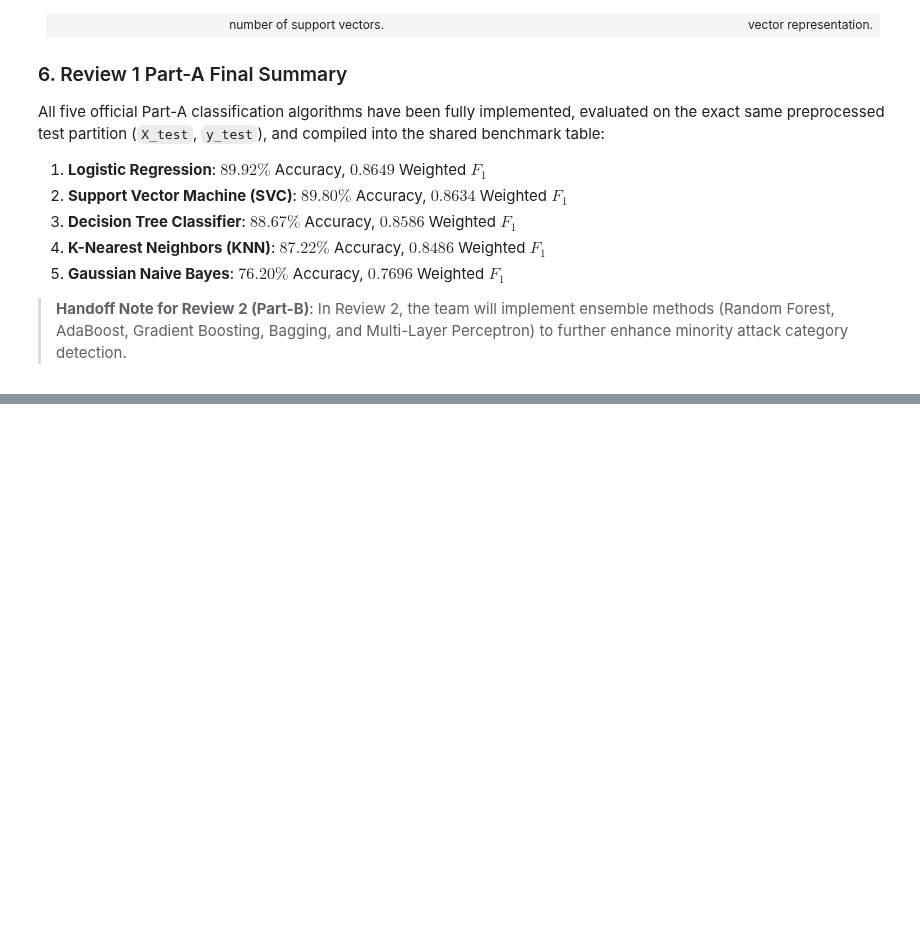
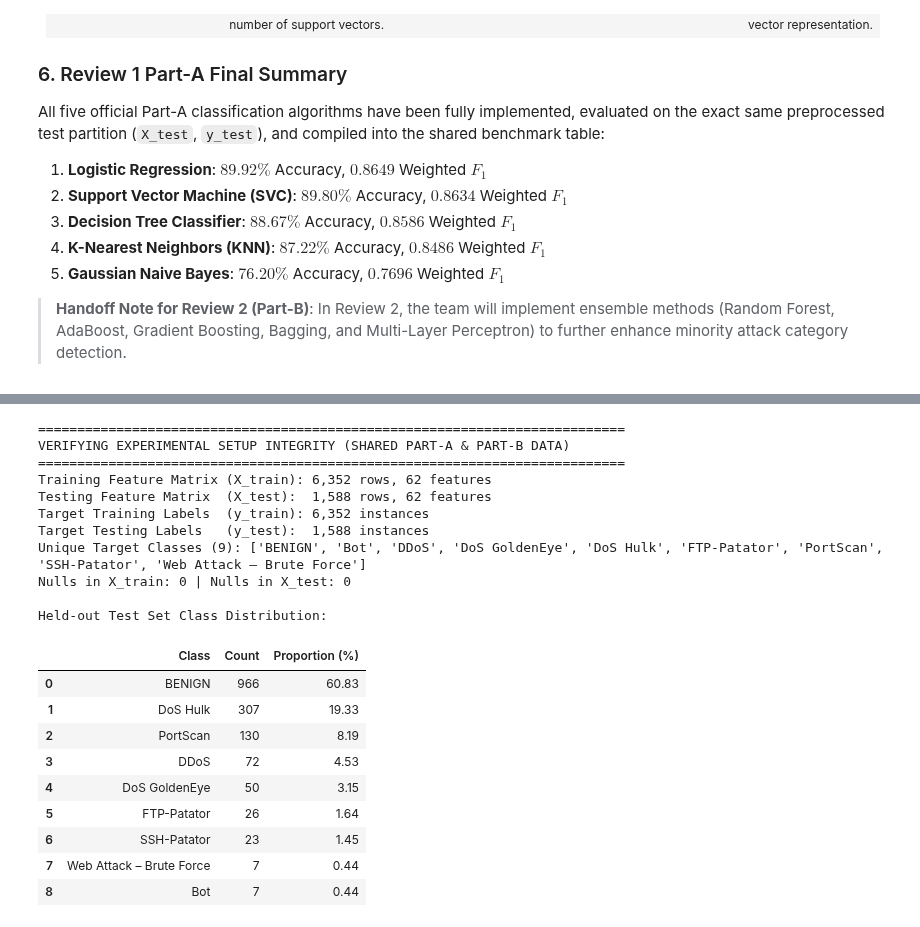
Before and after one commit to ajay9376/NetSentinel, a Jupyter notebook: notebooks/classification.ipynb, the cells around one changed output, grey strips where cells are left out. Drawn from its saved outputs; the diff is of its cells as text; code cells hidden in the pictures; blank space fills up the shorter version.

```diff
--- a/notebooks/classification.ipynb
+++ b/notebooks/classification.ipynb
@@ -912,0 +947,41 @@ All five official Part-A classification algorithms have been fully implemented,
+# %%
+# Verification of Shared Experimental Setup across All Algorithms
+print("=" * 75)
+print("VERIFYING EXPERIMENTAL SETUP INTEGRITY (SHARED PART-A & PART-B DATA)")
+print("=" * 75)
+print(f"Training Feature Matrix (X_train): {X_train.shape[0]:,} rows, {X_train.shape[1]} features")
+print(f"Testing Feature Matrix  (X_test):  {X_test.shape[0]:,} rows, {X_test.shape[1]} features")
+print(f"Target Training Labels  (y_train): {y_train.shape[0]:,} instances")
+print(f"Target Testing Labels   (y_test):  {y_test.shape[0]:,} instances")
+print(f"Unique Target Classes ({len(np.unique(y_train))}): {list(np.unique(y_train))}")
+print(f"Nulls in X_train: {np.isnan(X_train).sum()} | Nulls in X_test: {np.isnan(X_test).sum()}")
+
+# Verify Stratified Test Distribution
+print("\nHeld-out Test Set Class Distribution:")
+display(pd.DataFrame({
+    "Class": y_test.value_counts().index,
+    "Count": y_test.value_counts().values,
+    "Proportion (%)": (y_test.value_counts(normalize=True).values * 100).round(2)
+}))
+# %% [output]
+===========================================================================
+VERIFYING EXPERIMENTAL SETUP INTEGRITY (SHARED PART-A & PART-B DATA)
+===========================================================================
+Training Feature Matrix (X_train): 6,352 rows, 62 features
+Testing Feature Matrix  (X_test):  1,588 rows, 62 features
+Target Training Labels  (y_train): 6,352 instances
+Target Testing Labels   (y_test):  1,588 instances
+Unique Target Classes (9): ['BENIGN', 'Bot', 'DDoS', 'DoS GoldenEye', 'DoS Hulk', 'FTP-Patator', 'PortScan', 'SSH-Patator', 'Web Attack – Brute Force']
+Nulls in X_train: 0 | Nulls in X_test: 0
+
+Held-out Test Set Class Distribution:
+|  | Class | Count | Proportion (%) |
+| 0 | BENIGN | 966 | 60.83 |
+| 1 | DoS Hulk | 307 | 19.33 |
+| 2 | PortScan | 130 | 8.19 |
+| 3 | DDoS | 72 | 4.53 |
+| 4 | DoS GoldenEye | 50 | 3.15 |
+| 5 | FTP-Patator | 26 | 1.64 |
+| 6 | SSH-Patator | 23 | 1.45 |
+| 7 | Web Attack – Brute Force | 7 | 0.44 |
+| 8 | Bot | 7 | 0.44 |
```
Also changed, not shown: parts of 11 cells of this notebook.
